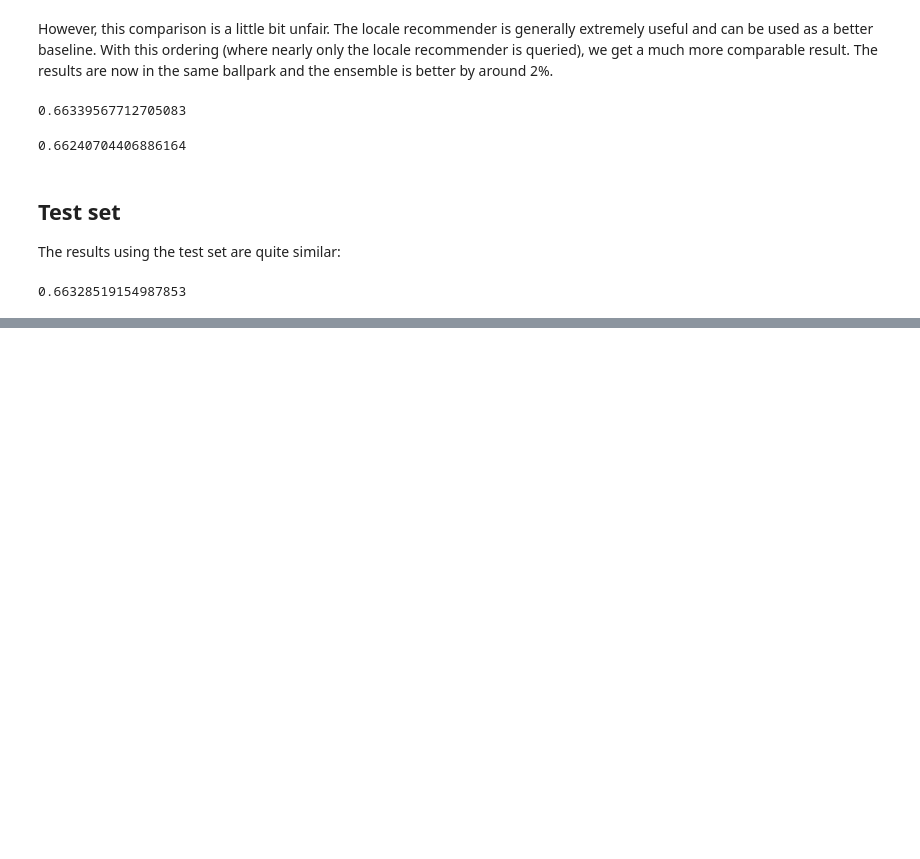
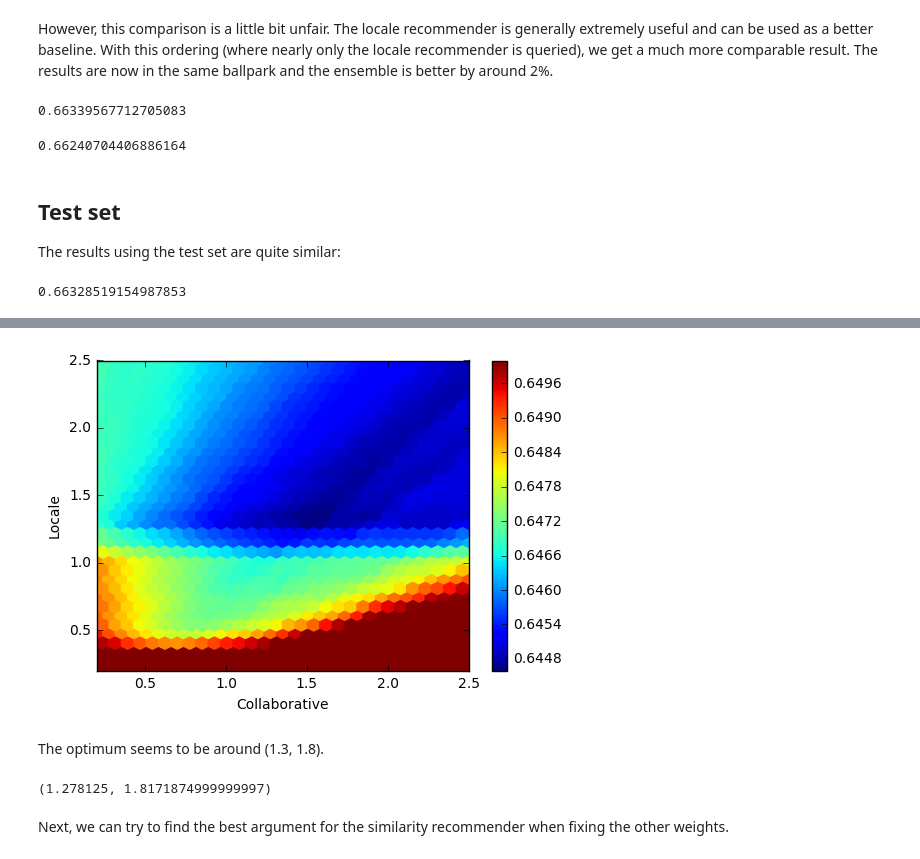
Before and after one commit to florian/taar-prototyping, a Jupyter notebook: Ensemble-Model.ipynb, the cells around one changed output, grey strips where cells are left out. Drawn from its saved outputs; the diff is of its cells as text; code cells hidden in the pictures; blank space fills up the shorter version.

```diff
--- a/Ensemble-Model.ipynb
+++ b/Ensemble-Model.ipynb
@@ -657,0 +697,2 @@ cost(best_weights, X_test)
+# %%
+z2 = np.minimum(z, 0.65)
@@ -657,0 +702,16 @@ cost(best_weights, X_test)
+# %%
+hb = plt.hexbin(x, y, C=z2, gridsize=30, cmap='jet')
+plt.colorbar(hb)
+plt.xlabel("Collaborative")
+plt.ylabel("Locale")
+plt.show()
+# %% [output]
+[figure, added]
+# %% [markdown]
+The optimum seems to be around (1.3, 1.8).
+# %%
+list(product(locale, collaborative))[1995]
+# %% [output]
+(1.278125, 1.8171874999999997)
+# %% [markdown]
+Next, we can try to find the best argument for the similarity recommender when fixing the other weights.
```
Also changed, not shown: parts of 22 cells of this notebook, 4 other files.
